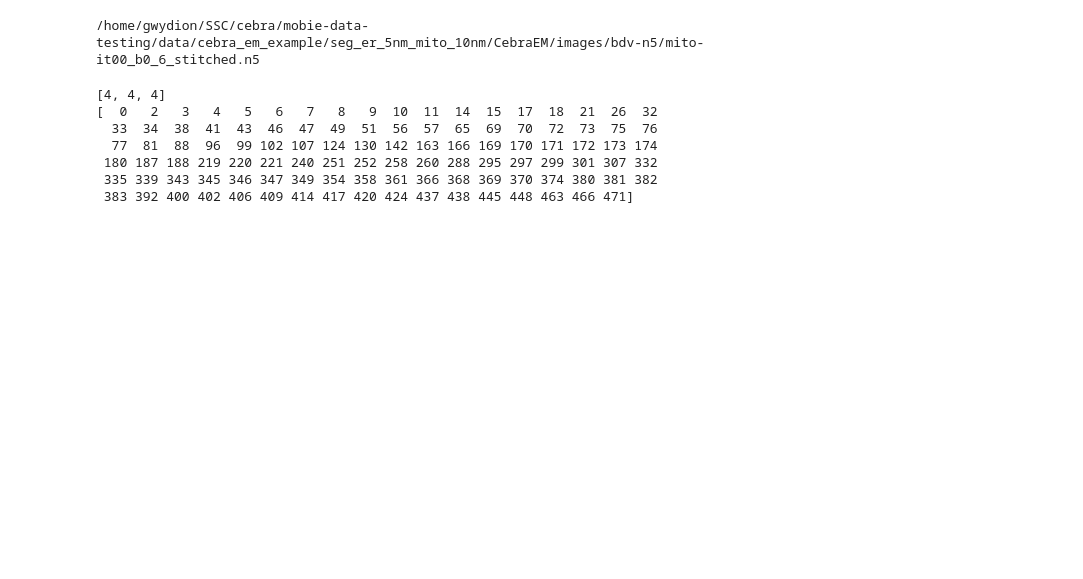
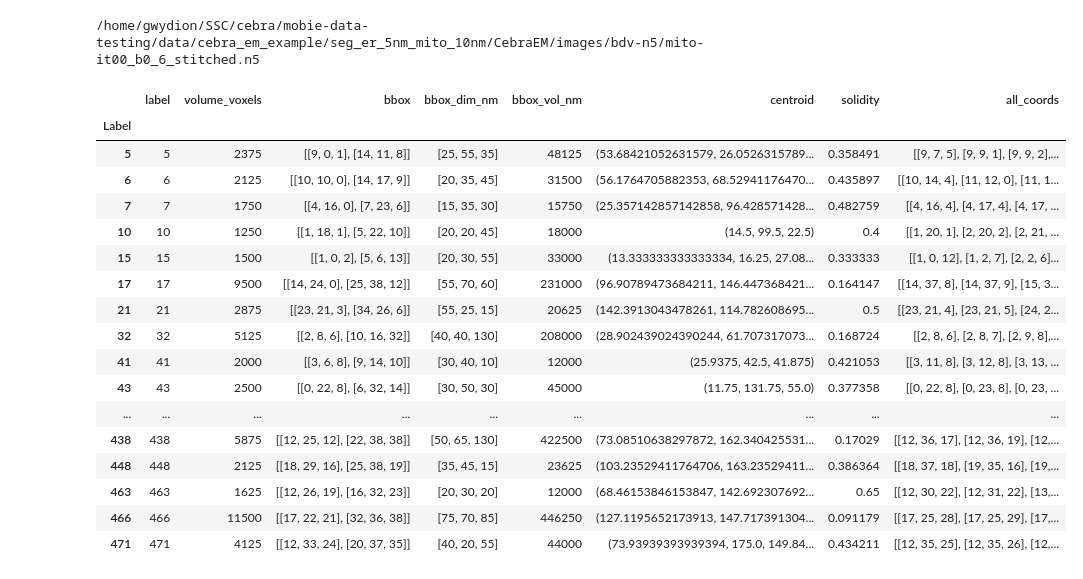
Before and after one commit to GwydionJon/mobie-test, a Jupyter notebook: read_file_test.ipynb, the cells around one changed output. Cells and saved outputs as stored; diff of their text form; code cells hidden in the pictures; blank space fills up the shorter version.

```diff
--- a/read_file_test.ipynb
+++ b/read_file_test.ipynb
@@ -30,15 +30,3 @@ scaling_factor = 2
 ds =  read_dataset(ds_path,organell_filename, scaling_factor =scaling_factor)
 # %% [output]
 /home/gwydion/SSC/cebra/mobie-data-testing/data/cebra_em_example/seg_er_5nm_mito_10nm/CebraEM/images/bdv-n5/mito-it00_b0_6_stitched.n5
-# %%
-print(ds.attrs["downsamplingFactors"])
-print(np.unique(ds))
-# each of these should be a unique mitochondria
-# %% [output]
-[4, 4, 4]
-[  0   2   3   4   5   6   7   8   9  10  11  14  15  17  18  21  26  32
-  33  34  38  41  43  46  47  49  51  56  57  65  69  70  72  73  75  76
-  77  81  88  96  99 102 107 124 130 142 163 166 169 170 171 172 173 174
- 180 187 188 219 220 221 240 251 252 258 260 288 295 297 299 301 307 332
- 335 339 343 345 346 347 349 354 358 361 366 368 369 370 374 380 381 382
- 383 392 400 402 406 409 414 417 420 424 437 438 445 448 463 466 471]
@@ -54,3 +33,25 @@ def filter_ds(ds, filter_value):
+# %%
+dm.get_voxel_properties()
+dm.voxel_analysis
+# %% [output]
+|  | label | volume_voxels | bbox | bbox_dim_nm | bbox_vol_nm | centroid | solidity | all_coords |
+| Label |  |  |  |  |  |  |  |  |
+| 5 | 5 | 2375 | [[9, 0, 1], [14, 11, 8]] | [25, 55, 35] | 48125 | (53.68421052631579, 26.0526315789... | 0.358491 | [[9, 7, 5], [9, 9, 1], [9, 9, 2],... |
+| 6 | 6 | 2125 | [[10, 10, 0], [14, 17, 9]] | [20, 35, 45] | 31500 | (56.1764705882353, 68.52941176470... | 0.435897 | [[10, 14, 4], [11, 12, 0], [11, 1... |
+| 7 | 7 | 1750 | [[4, 16, 0], [7, 23, 6]] | [15, 35, 30] | 15750 | (25.357142857142858, 96.428571428... | 0.482759 | [[4, 16, 4], [4, 17, 4], [4, 17, ... |
+| 10 | 10 | 1250 | [[1, 18, 1], [5, 22, 10]] | [20, 20, 45] | 18000 | (14.5, 99.5, 22.5) | 0.4 | [[1, 20, 1], [2, 20, 2], [2, 21, ... |
+| 15 | 15 | 1500 | [[1, 0, 2], [5, 6, 13]] | [20, 30, 55] | 33000 | (13.333333333333334, 16.25, 27.08... | 0.333333 | [[1, 0, 12], [1, 2, 7], [2, 2, 6]... |
+| 17 | 17 | 9500 | [[14, 24, 0], [25, 38, 12]] | [55, 70, 60] | 231000 | (96.90789473684211, 146.447368421... | 0.164147 | [[14, 37, 8], [14, 37, 9], [15, 3... |
+| 21 | 21 | 2875 | [[23, 21, 3], [34, 26, 6]] | [55, 25, 15] | 20625 | (142.3913043478261, 114.782608695... | 0.5 | [[23, 21, 4], [23, 21, 5], [24, 2... |
+| 32 | 32 | 5125 | [[2, 8, 6], [10, 16, 32]] | [40, 40, 130] | 208000 | (28.902439024390244, 61.707317073... | 0.168724 | [[2, 8, 6], [2, 8, 7], [2, 9, 8],... |
+| 41 | 41 | 2000 | [[3, 6, 8], [9, 14, 10]] | [30, 40, 10] | 12000 | (25.9375, 42.5, 41.875) | 0.421053 | [[3, 11, 8], [3, 12, 8], [3, 13, ... |
+| 43 | 43 | 2500 | [[0, 22, 8], [6, 32, 14]] | [30, 50, 30] | 45000 | (11.75, 131.75, 55.0) | 0.377358 | [[0, 22, 8], [0, 23, 8], [0, 23, ... |
+| ... | ... | ... | ... | ... | ... | ... | ... | ... |
+| 438 | 438 | 5875 | [[12, 25, 12], [22, 38, 38]] | [50, 65, 130] | 422500 | (73.08510638297872, 162.340425531... | 0.17029 | [[12, 36, 17], [12, 36, 19], [12,... |
+| 448 | 448 | 2125 | [[18, 29, 16], [25, 38, 19]] | [35, 45, 15] | 23625 | (103.23529411764706, 163.23529411... | 0.386364 | [[18, 37, 18], [19, 35, 16], [19,... |
+| 463 | 463 | 1625 | [[12, 26, 19], [16, 32, 23]] | [20, 30, 20] | 12000 | (68.46153846153847, 142.692307692... | 0.65 | [[12, 30, 22], [12, 31, 22], [13,... |
+| 466 | 466 | 11500 | [[17, 22, 21], [32, 36, 38]] | [75, 70, 85] | 446250 | (127.1195652173913, 147.717391304... | 0.091179 | [[17, 25, 28], [17, 25, 29], [17,... |
+| 471 | 471 | 4125 | [[12, 33, 24], [20, 37, 35]] | [40, 20, 55] | 44000 | (73.93939393939394, 175.0, 149.84... | 0.434211 | [[12, 35, 25], [12, 35, 26], [12,... |
 # %%
 # https://scikit-image.org/docs/stable/api/skimage.measure.html#skimage.measure.regionprops
 from collections import defaultdict
```
Also changed, not shown: parts of 18 cells of this notebook, 10 other files.
